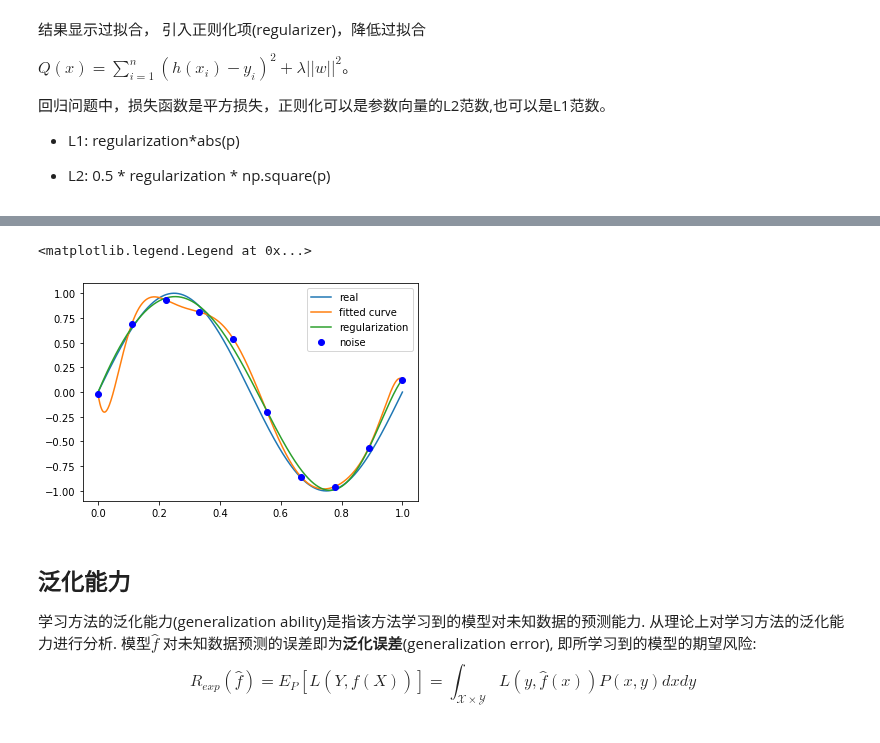
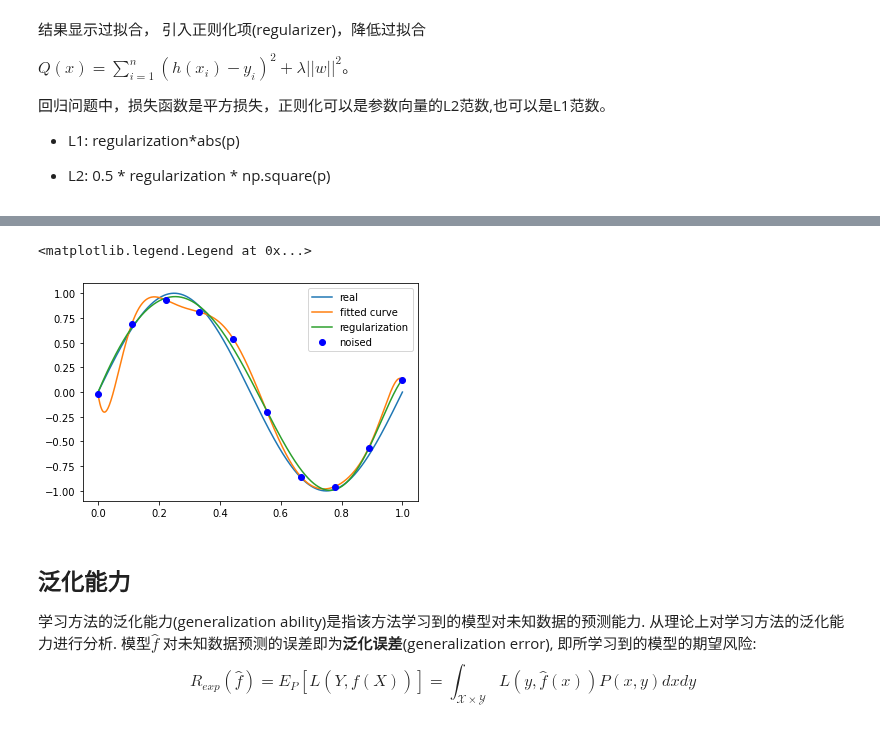
Before and after one commit to Ulysses-WJL/MachineLearning, a Jupyter notebook: 第01章 统计学习方法概论/1.Introduction_to_statistical_learning_methods.ipynb, the cells around one changed output, grey strips where cells are left out. Drawn from its saved outputs; the diff is of its cells as text; code cells hidden in the pictures.

```diff
--- a/第01章 统计学习方法概论/1.Introduction_to_statistical_learning_methods.ipynb
+++ b/第01章 统计学习方法概论/1.Introduction_to_statistical_learning_methods.ipynb
@@ -222,15 +240,15 @@ array([-8.39610007e+00, -7.03772456e-01,  5.20115722e+00,  8.06930384e+00,
 # %%
 plt.plot(x_points, real_func(x_points), label='real')
 plt.plot(x_points, fit_func(p_lsq_9[0], x_points), label='fitted curve')
 plt.plot(
     x_points,
     fit_func(p_lsq_regularization[0], x_points),
     label='regularization')
-plt.plot(x, y, 'bo', label='noise')
+plt.plot(x, y, 'bo', label='noised')
 plt.legend()
 # %% [output]
 <matplotlib.legend.Legend at 0x...>
-[figure, old version]
+[figure, new version]
 # %% [markdown]
 ## 泛化能力
 学习方法的泛化能力(generalization ability)是指该方法学习到的模型对未知数据的预测能力. 从理论上对学习方法的泛化能力进行分析.
```
Also changed, not shown: parts of 2 cells of this notebook, 11 other files.
